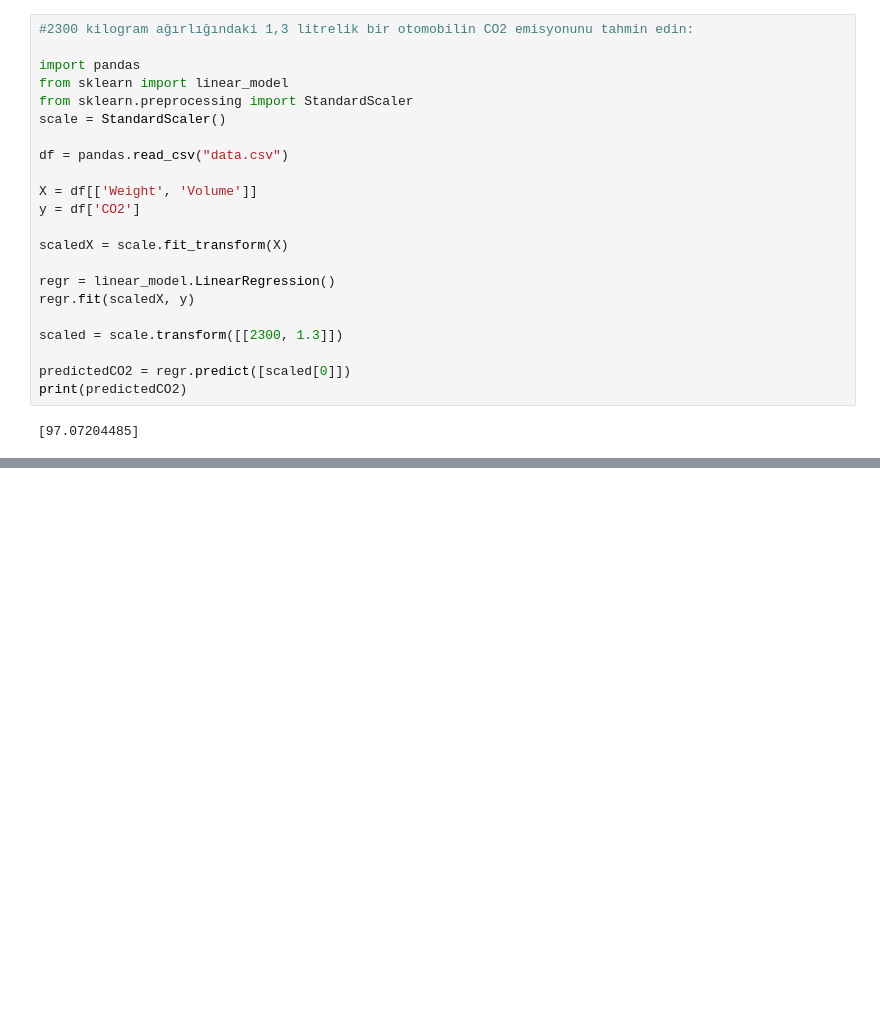
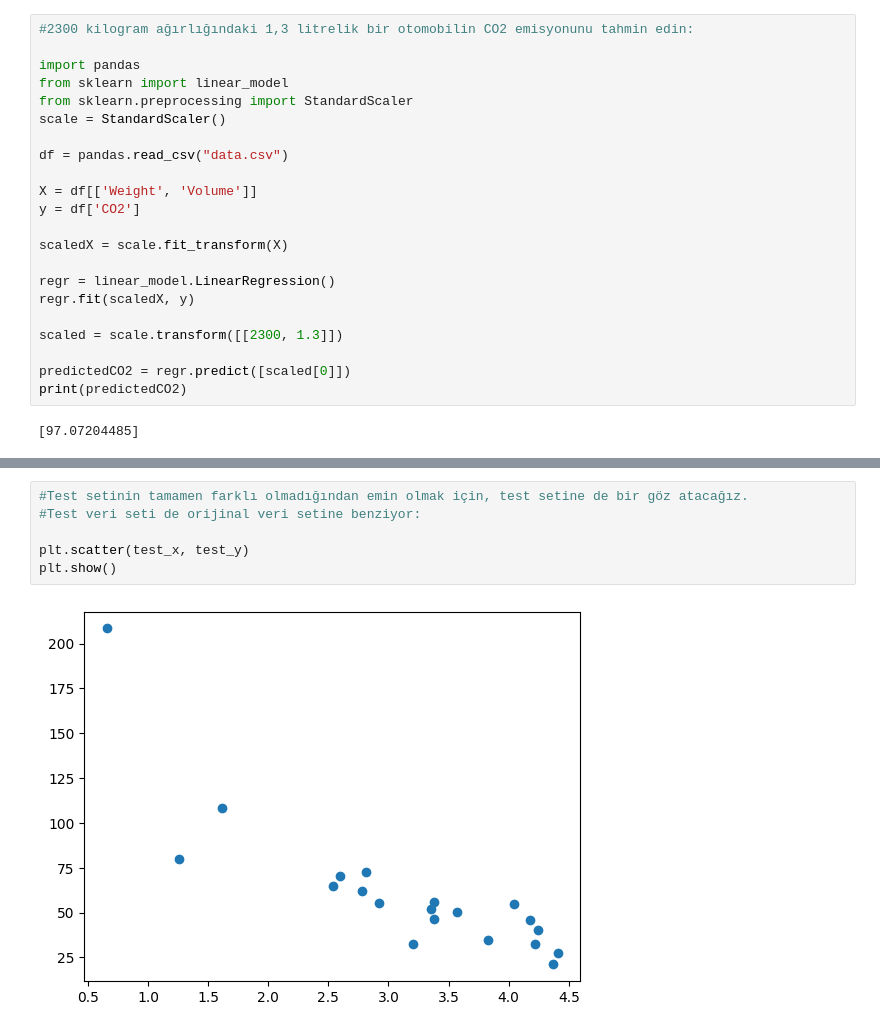
Before and after one commit to azem46/Python_Codlab_Handbook, a Jupyter notebook: Python_Ders_15_Machine_Learn_2.ipynb, the cells around one changed output, grey strips where cells are left out. Saved outputs shown, nothing was run; the diff lists cells and outputs as text; blank space fills up the shorter version.

```diff
--- a/Python_Ders_15_Machine_Learn_2.ipynb
+++ b/Python_Ders_15_Machine_Learn_2.ipynb
@@ -132,0 +188,8 @@ print(predictedCO2)
+# %%
+#Test setinin tamamen farklı olmadığından emin olmak için, test setine de bir göz atacağız.
+#Test veri seti de orijinal veri setine benziyor:
+
+plt.scatter(test_x, test_y)
+plt.show()
+# %% [output]
+[figure, added]
```
Also changed, not shown: parts of 122 cells of this notebook.
